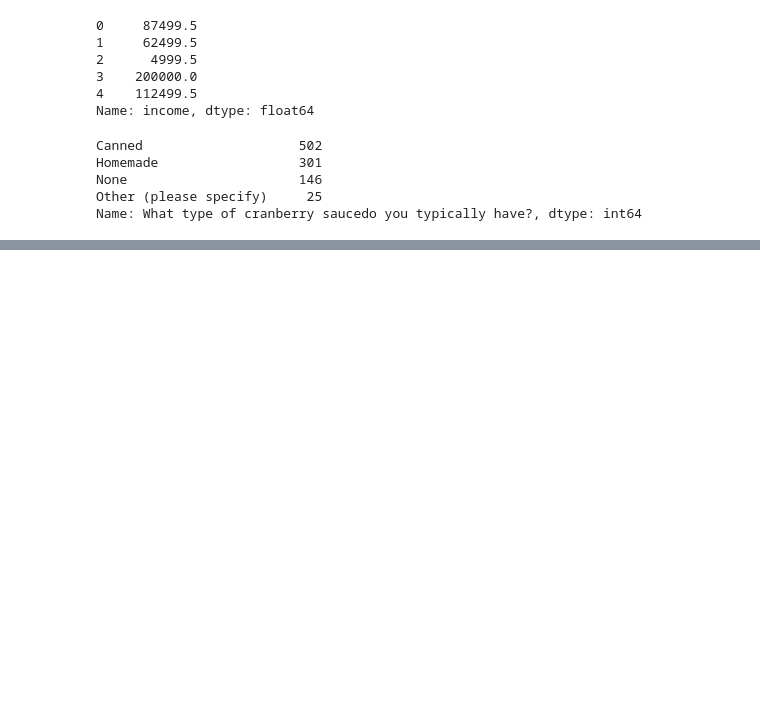
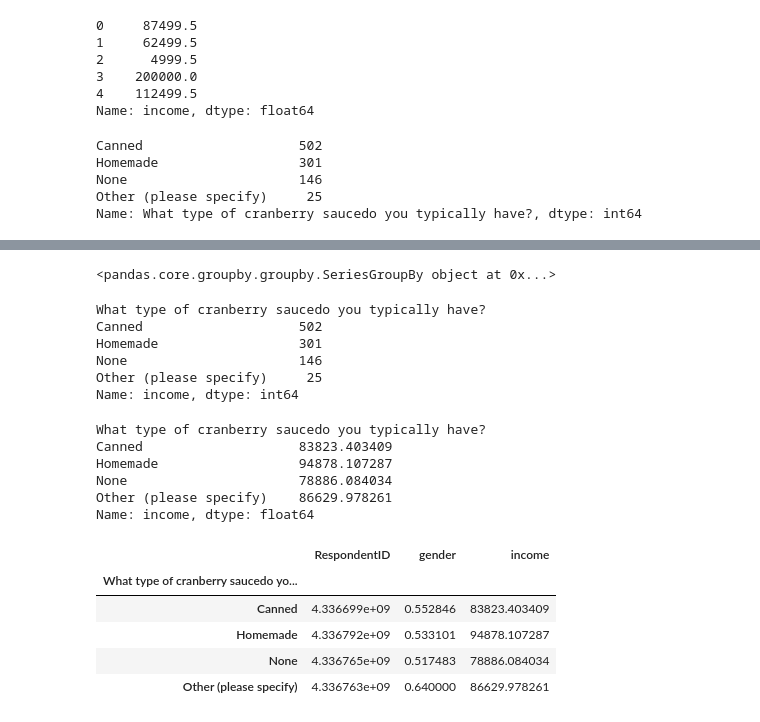
Before and after one commit to sebbsnow/data-analysis-with-python, a Jupyter notebook: data-analysis-with-python.ipynb, the cells around one changed output, grey strips where cells are left out. Saved outputs shown, nothing was run; the diff lists cells and outputs as text; code cells hidden in the pictures; blank space fills up the shorter version.

```diff
--- a/data-analysis-with-python.ipynb
+++ b/data-analysis-with-python.ipynb
@@ -477,0 +548,36 @@ Name: What type of cranberry saucedo you typically have?, dtype: int64
+# %%
+# Extraire la colonne "income" de "grouped"
+grouped["income"]
+# %% [output]
+<pandas.core.groupby.groupby.SeriesGroupBy object at 0x...>
+# %%
+# Afficher le nombre de lignes pour chaque groupe dans la colonne "income"
+grouped["income"].size()
+# %% [output]
+What type of cranberry saucedo you typically have?
+Canned                    502
+Homemade                  301
+None                      146
+Other (please specify)     25
+Name: income, dtype: int64
+# %%
+# Extraire la colonne "income", appeler la méthode agg avec np.mean en entrée
+# pour calculer la moyenne de chaque groupe dans "income".
+grouped["income"].agg(np.mean)
+# %% [output]
+What type of cranberry saucedo you typically have?
+Canned                    83823.403409
+Homemade                  94878.107287
+None                      78886.084034
+Other (please specify)    86629.978261
+Name: income, dtype: float64
+# %%
+# Calculer la moyenne de chaque groupe pour chaque colonne du DataFrame "grouped"
+grouped.agg(np.mean)
+# %% [output]
+|  | RespondentID | gender | income |
+| What type of cranberry saucedo yo... |  |  |  |
+| Canned | 4.336699e+09 | 0.552846 | 83823.403409 |
+| Homemade | 4.336792e+09 | 0.533101 | 94878.107287 |
+| None | 4.336765e+09 | 0.517483 | 78886.084034 |
+| Other (please specify) | 4.336763e+09 | 0.640000 | 86629.978261 |
```
Also changed, not shown: parts of 9 cells of this notebook.
